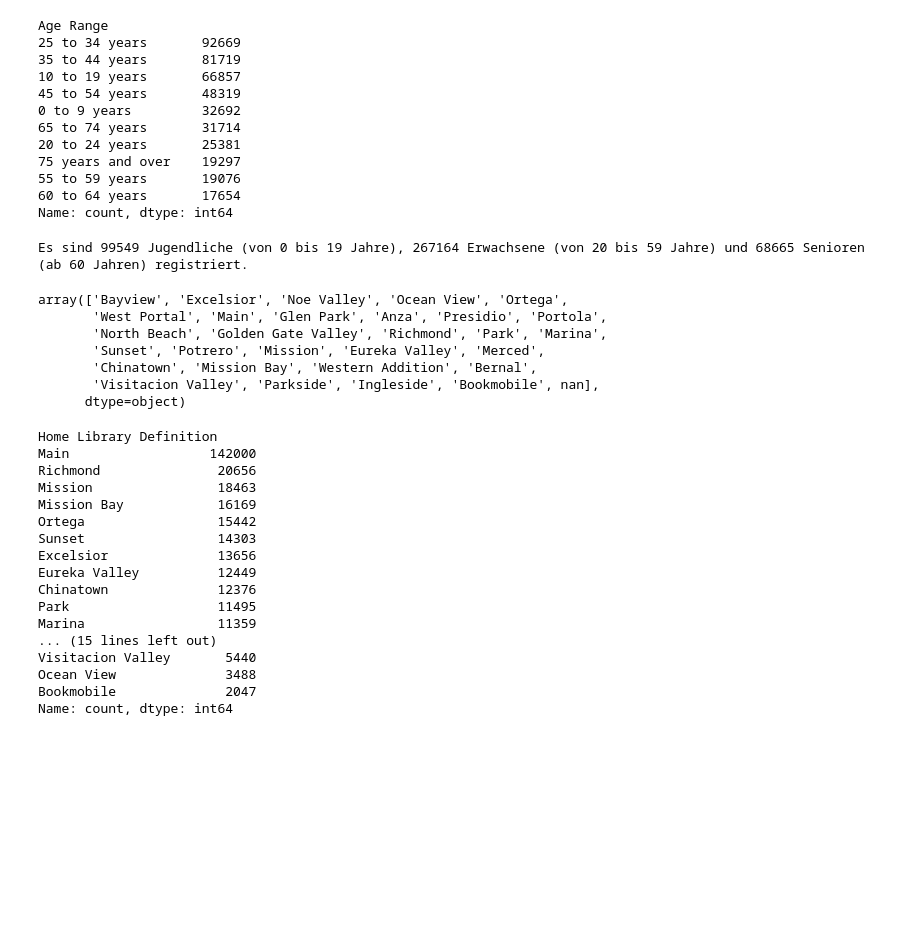
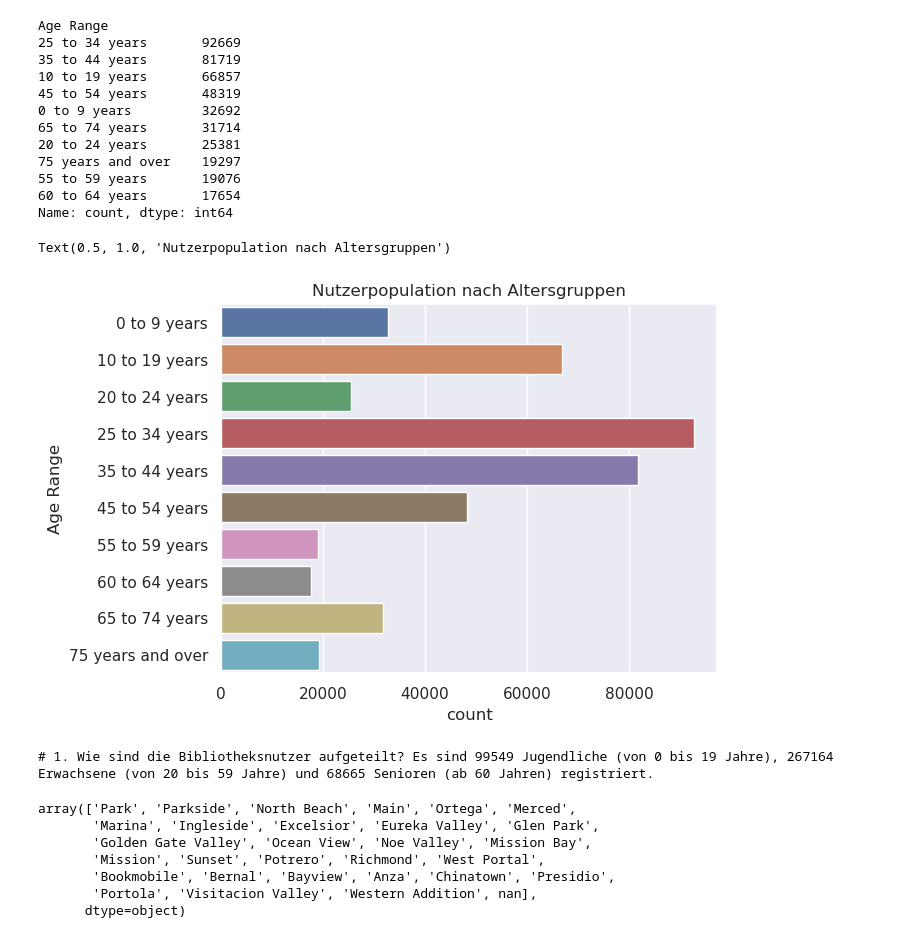
Before and after one commit to rafaelagiordano/2023-2024-Data_Librarian_Rafaela_Giordano, a Jupyter notebook: Modul_3/notebooks/Projektaufgabe_Rafaela.ipynb, the cells around one changed output. Drawn from its saved outputs; the diff is of its cells as text; code cells hidden in the pictures; blank space fills up the shorter version.

```diff
--- a/Modul_3/notebooks/Projektaufgabe_Rafaela.ipynb
+++ b/Modul_3/notebooks/Projektaufgabe_Rafaela.ipynb
@@ -159,6 +194,13 @@ Age Range
 55 to 59 years       19076
 60 to 64 years       17654
 Name: count, dtype: int64
+# %%
+#1. Wie ist die Altersgruppe in der Nutzerpopulation verteilt?
+
+sns.countplot(y='Age Range', data=df1).set_title("Nutzerpopulation nach Altersgruppen")
+# %% [output]
+Text(0.5, 1.0, 'Nutzerpopulation nach Altersgruppen')
+[figure, added]
 # %%
 # categorias de usuários
 
@@ -180,36 +222,17 @@ senior=df_selection.loc[
 # %%
 # Número de usuários por categoria
 
-print('Es sind ' + str(len(juvenile)) + ' Jugendliche (von 0 bis 19 Jahre), ' + str(len(adult)) + ' Erwachsene (von 20 bis 59 Jahre) und ' + str(len(senior)) + ' Senioren (ab 60 Jahren)' ' registriert.' )
+print('# 1. Wie sind die Bibliotheksnutzer aufgeteilt? '
+      'Es sind ' + str(len(juvenile)) + ' Jugendliche (von 0 bis 19 Jahre), ' + str(len(adult)) + ' Erwachsene (von 20 bis 59 Jahre) und ' + str(len(senior)) + ' Senioren (ab 60 Jahren)' ' registriert.' )
 # %% [output]
-Es sind 99549 Jugendliche (von 0 bis 19 Jahre), 267164 Erwachsene (von 20 bis 59 Jahre) und 68665 Senioren (ab 60 Jahren) registriert.
+# 1. Wie sind die Bibliotheksnutzer aufgeteilt? Es sind 99549 Jugendliche (von 0 bis 19 Jahre), 267164 Erwachsene (von 20 bis 59 Jahre) und 68665 Senioren (ab 60 Jahren) registriert.
 # %%
-df_selection["Home Library Definition"].unique()
+df1["Home Library Definition"].unique()
 # %% [output]
-array(['Bayview', 'Excelsior', 'Noe Valley', 'Ocean View', 'Ortega',
-       'West Portal', 'Main', 'Glen Park', 'Anza', 'Presidio', 'Portola',
-       'North Beach', 'Golden Gate Valley', 'Richmond', 'Park', 'Marina',
-       'Sunset', 'Potrero', 'Mission', 'Eureka Valley', 'Merced',
-       'Chinatown', 'Mission Bay', 'Western Addition', 'Bernal',
-       'Visitacion Valley', 'Parkside', 'Ingleside', 'Bookmobile', nan],
+array(['Park', 'Parkside', 'North Beach', 'Main', 'Ortega', 'Merced',
+       'Marina', 'Ingleside', 'Excelsior', 'Eureka Valley', 'Glen Park',
+       'Golden Gate Valley', 'Ocean View', 'Noe Valley', 'Mission Bay',
+       'Mission', 'Sunset', 'Potrero', 'Richmond', 'West Portal',
+       'Bookmobile', 'Bernal', 'Bayview', 'Anza', 'Chinatown', 'Presidio',
+       'Portola', 'Visitacion Valley', 'Western Addition', nan],
       dtype=object)
-# %%
-df_selection["Home Library Definition"].value_counts()
-# %% [output]
-Home Library Definition
-Main                  142000
-Richmond               20656
-Mission                18463
-Mission Bay            16169
-Ortega                 15442
-Sunset                 14303
-Excelsior              13656
-Eureka Valley          12449
-Chinatown              12376
-Park                   11495
-Marina                 11359
-... (15 lines left out)
-Visitacion Valley       5440
-Ocean View              3488
-Bookmobile              2047
-Name: count, dtype: int64
```
Also changed, not shown: parts of 27 cells of this notebook, 2 other files.
